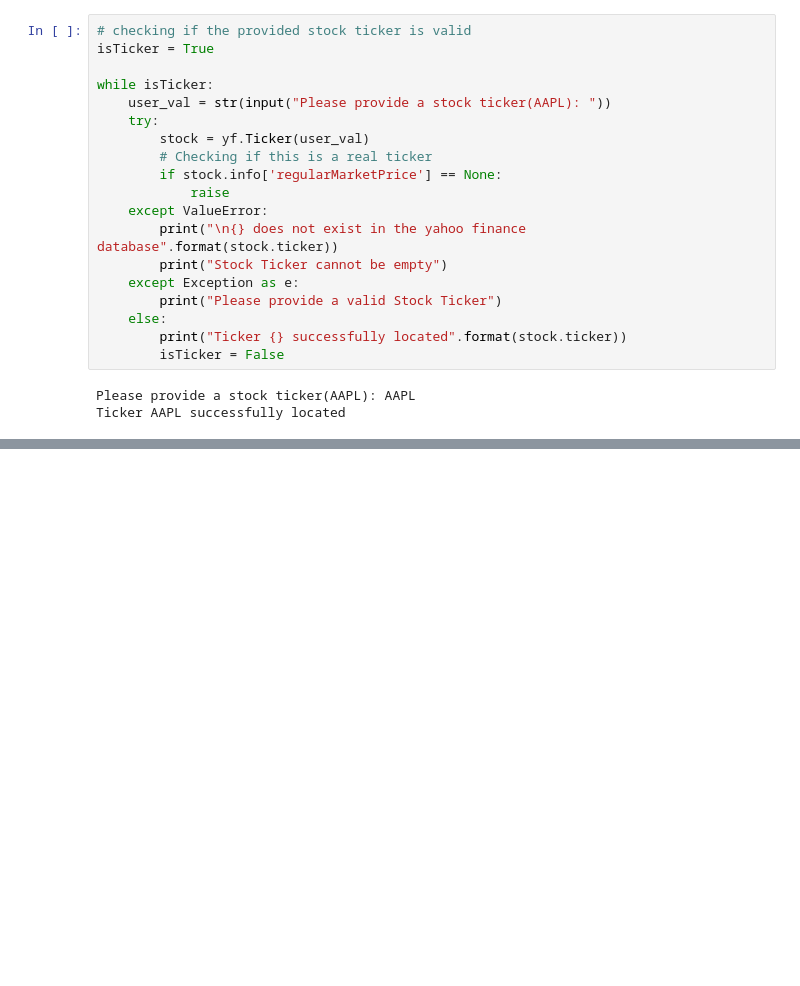
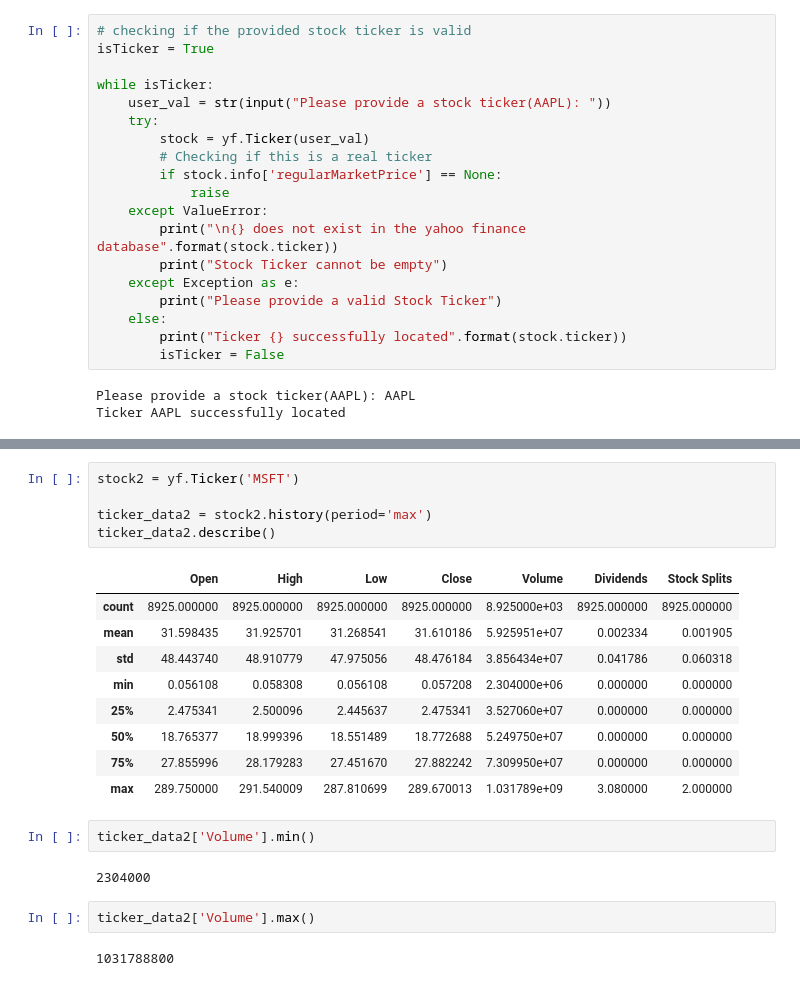
Before and after one commit to nikitaizmailov/web_stocks_aggregator, a Jupyter notebook: body.ipynb, the cells around one changed output, grey strips where cells are left out. Drawn from its saved outputs; the diff is of its cells as text; blank space fills up the shorter version.

```diff
--- a/body.ipynb
+++ b/body.ipynb
@@ -241,3 +245,26 @@ fig.update_xaxes(
 fig.show()
 # %% [output]
 [interactive output not drawn]
+# %%
+stock2 = yf.Ticker('MSFT')
+
+ticker_data2 = stock2.history(period='max')
+ticker_data2.describe()
+# %% [output]
+|  | Open | High | Low | Close | Volume | Dividends | Stock Splits |
+| count | 8925.000000 | 8925.000000 | 8925.000000 | 8925.000000 | 8.925000e+03 | 8925.000000 | 8925.000000 |
+| mean | 31.598435 | 31.925701 | 31.268541 | 31.610186 | 5.925951e+07 | 0.002334 | 0.001905 |
+| std | 48.443740 | 48.910779 | 47.975056 | 48.476184 | 3.856434e+07 | 0.041786 | 0.060318 |
+| min | 0.056108 | 0.058308 | 0.056108 | 0.057208 | 2.304000e+06 | 0.000000 | 0.000000 |
+| 25% | 2.475341 | 2.500096 | 2.445637 | 2.475341 | 3.527060e+07 | 0.000000 | 0.000000 |
+| 50% | 18.765377 | 18.999396 | 18.551489 | 18.772688 | 5.249750e+07 | 0.000000 | 0.000000 |
+| 75% | 27.855996 | 28.179283 | 27.451670 | 27.882242 | 7.309950e+07 | 0.000000 | 0.000000 |
+| max | 289.750000 | 291.540009 | 287.810699 | 289.670013 | 1.031789e+09 | 3.080000 | 2.000000 |
+# %%
+ticker_data2['Volume'].min()
+# %% [output]
+2304000
+# %%
+ticker_data2['Volume'].max()
+# %% [output]
+1031788800
```
Also changed, not shown: parts of 2 cells of this notebook, 1 other file.
